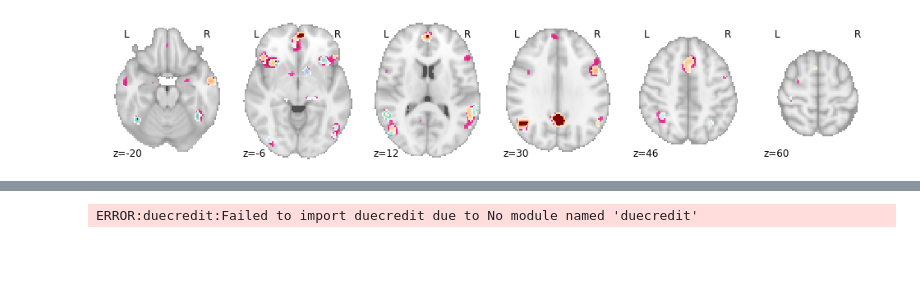
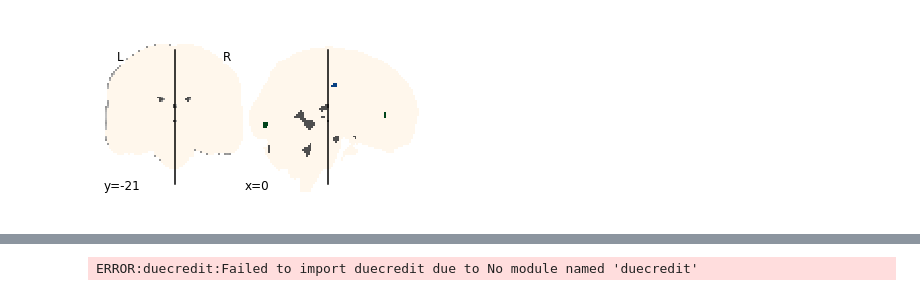
Before and after one commit to NBCLab/social-rdoc-cbma, a Jupyter notebook: code/example-figs.ipynb, the cells around one changed output, grey strips where cells are left out. Drawn from its saved outputs; the diff is of its cells as text; code cells hidden in the pictures; blank space fills up the shorter version.

```diff
--- a/code/example-figs.ipynb
+++ b/code/example-figs.ipynb
@@ -13,2 +8,2 @@ for map_ in example_maps:
 # %%
-z_maps = glob('../results/brain-maps/*z*voxel*.nii.gz')
+z_maps = glob('/Users/kbottenh/Dropbox/Projects/metas/ro-flux/testing/results/*z*.nii.gz')
@@ -63,9 +61,9 @@ g
 # %%
-g = plotting.plot_stat_map(z_maps[0], colorbar=False, cmap=cmaps[0], display_mode='z', cut_coords=6)
+g = plotting.plot_stat_map(z_maps[1], threshold=0.9, colorbar=False, cmap=cmaps[0], display_mode='yx', cut_coords=None)
 g.add_overlay(z_maps[1], cmap=cmaps[1])
 g.add_overlay(z_maps[2], cmap=cmaps[2])
 g.add_overlay(z_maps[3], cmap=cmaps[3])
 g.add_overlay(z_maps[4], cmap=cmaps[4])
-g.savefig('all_maps.png', dpi=300)
+#g.savefig('all_maps.png', dpi=300)
 # %% [output]
-[figure, old version]
+[figure, new version]
```
Also changed, not shown: parts of 9 cells of this notebook, 1 other file.
